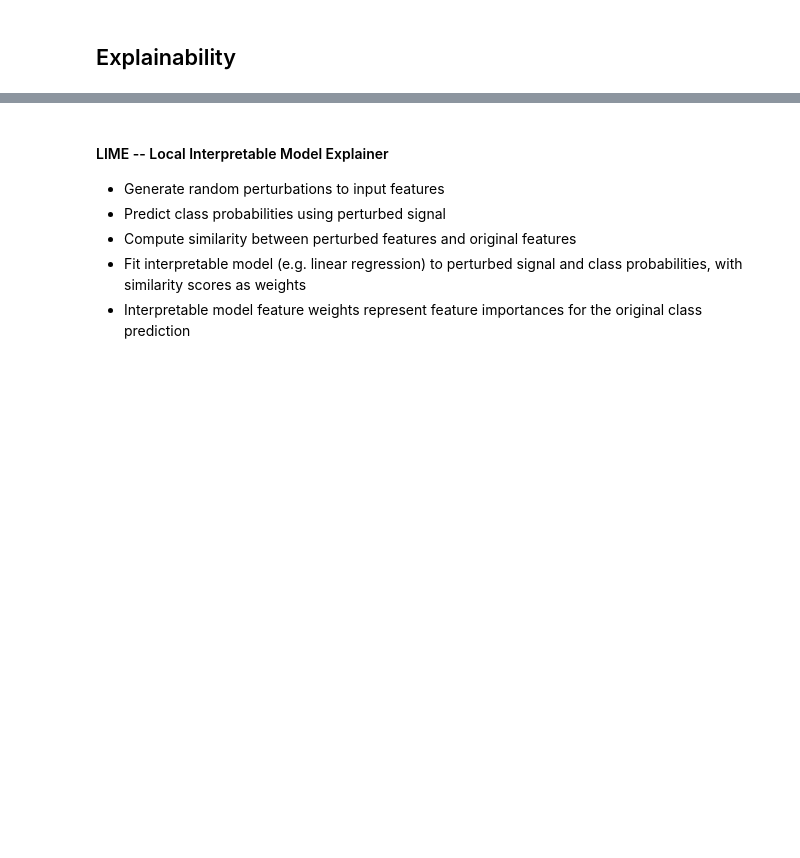
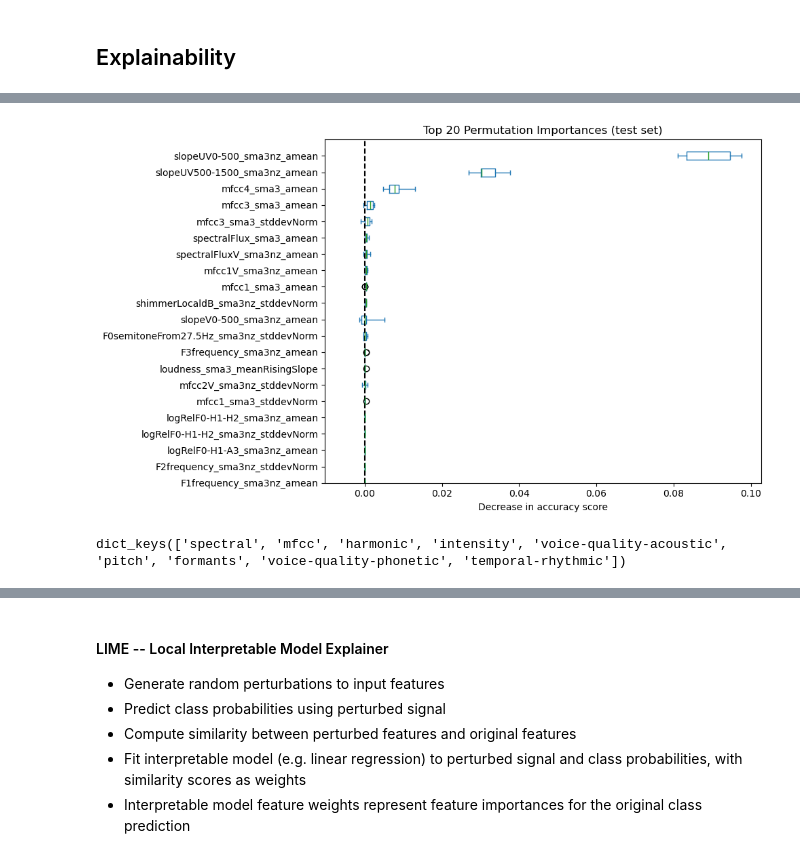
Before and after one commit to zpsheldon/amd-explainability, a Jupyter notebook: random-forest-analysis.ipynb, the cells around one changed output, grey strips where cells are left out. Drawn from its saved outputs; the diff is of its cells as text; code cells hidden in the pictures; blank space fills up the shorter version.

```diff
--- a/random-forest-analysis.ipynb
+++ b/random-forest-analysis.ipynb
@@ -119,0 +250,13 @@ plt.show()
+# %%
+ax = importances.plot.box(vert=False, whis=10, figsize=(10,6))
+ax.set_title("Top 20 Permutation Importances (test set)")
+ax.axvline(x=0, color="k", linestyle="--")
+ax.set_xlabel("Decrease in accuracy score")
+ax.set_ylim([len(feature_names)-20,len(feature_names)+1])
+ax.figure.tight_layout()
+# %% [output]
+[figure, added]
+# %%
+category_dict.keys()
+# %% [output]
+dict_keys(['spectral', 'mfcc', 'harmonic', 'intensity', 'voice-quality-acoustic', 'pitch', 'formants', 'voice-quality-phonetic', 'temporal-rhythmic'])
```
Also changed, not shown: parts of 19 cells of this notebook, 1 other file.
